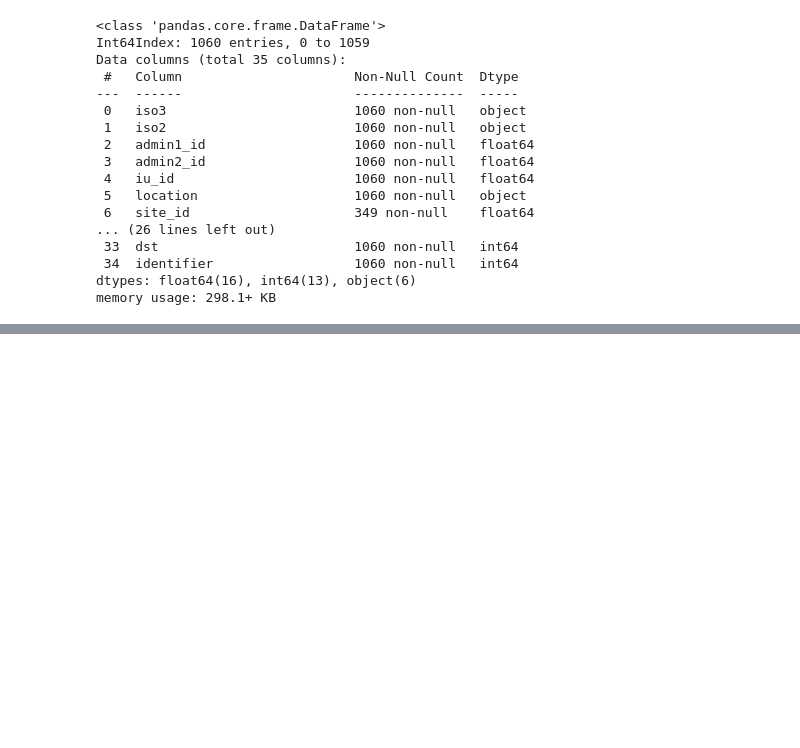
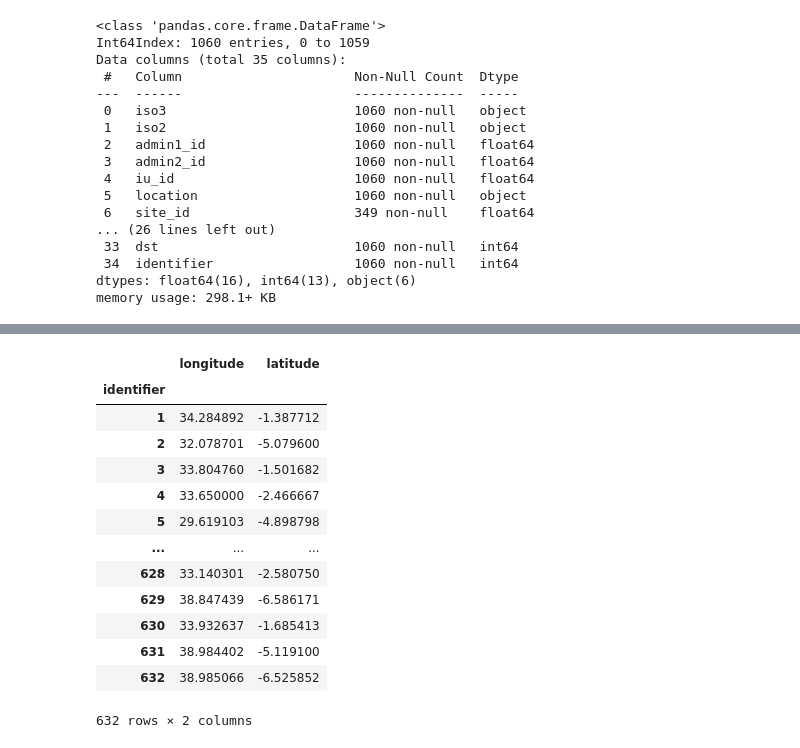
Before and after one commit to helminthiases/networks, a Jupyter notebook: notebooks/graphs.ipynb, the cells around one changed output, grey strips where cells are left out. Saved outputs shown, nothing was run; the diff lists cells and outputs as text; code cells hidden in the pictures; blank space fills up the shorter version.

```diff
--- a/notebooks/graphs.ipynb
+++ b/notebooks/graphs.ipynb
@@ -284,0 +290,2 @@ memory usage: 298.1+ KB
+# %%
+example = focus[['longitude', 'latitude', 'identifier', 'year']].sort_values(by=['identifier', 'year'], axis=0, ascending=True)
@@ -284,0 +306,17 @@ memory usage: 298.1+ KB
+# %%
+example[['longitude', 'latitude', 'identifier']].groupby(by='identifier').agg(lambda x: x.iloc[-1])
+# %% [output]
+|  | longitude | latitude |
+| identifier |  |  |
+| 1 | 34.284892 | -1.387712 |
+| 2 | 32.078701 | -5.079600 |
+| 3 | 33.804760 | -1.501682 |
+| 4 | 33.650000 | -2.466667 |
+| 5 | 29.619103 | -4.898798 |
+| ... | ... | ... |
+| 628 | 33.140301 | -2.580750 |
+| 629 | 38.847439 | -6.586171 |
+| 630 | 33.932637 | -1.685413 |
+| 631 | 38.984402 | -5.119100 |
+| 632 | 38.985066 | -6.525852 |
+632 rows × 2 columns
```
Also changed, not shown: parts of 3 cells of this notebook.
